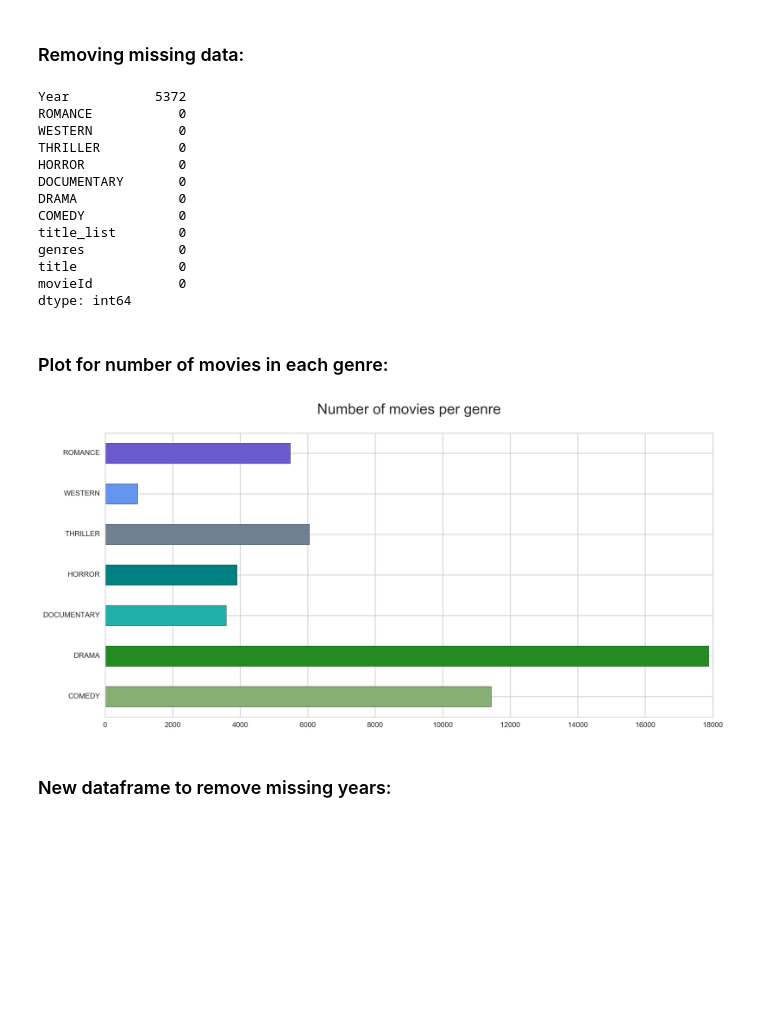
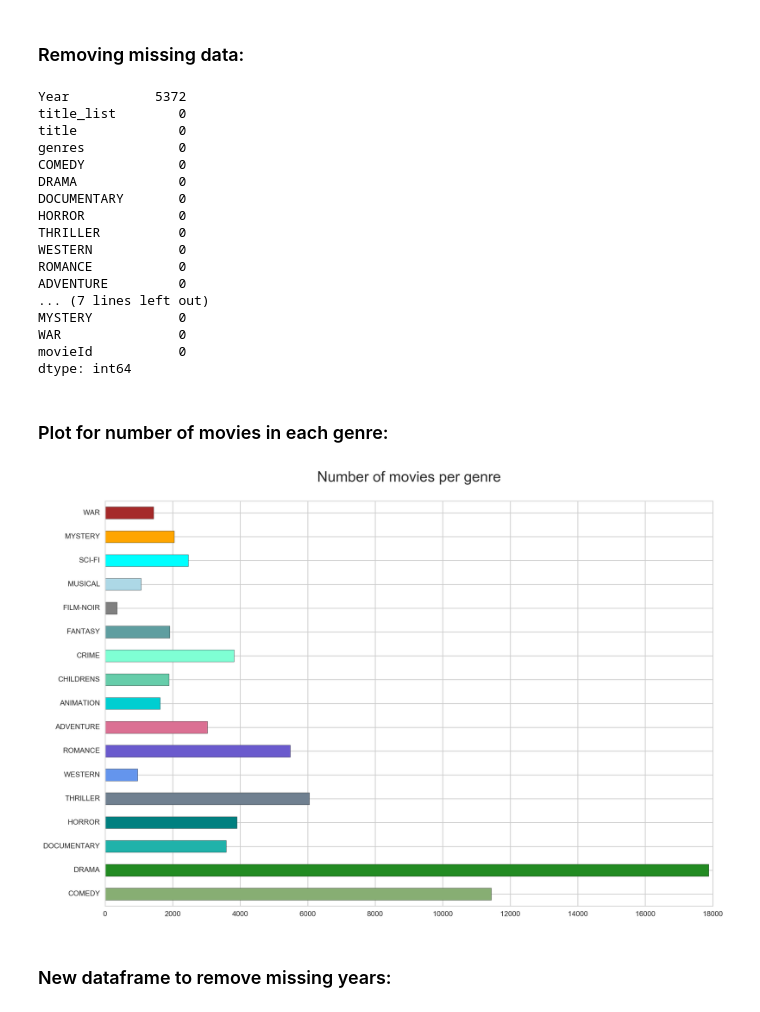
Before and after one commit to katerinaC/DSI-SF-4-katerinaC, a Jupyter notebook: Projects/Capstone/Movies/Movies_EDA.ipynb, the cells around one changed output. Cells and saved outputs as stored; diff of their text form; code cells hidden in the pictures; blank space fills up the shorter version.

Commit message:
Rest of the genres added

```diff
--- a/Projects/Capstone/Movies/Movies_EDA.ipynb
+++ b/Projects/Capstone/Movies/Movies_EDA.ipynb
@@ -103,3 +113,13 @@ genres['HORROR'] = genres['genres'].map(lambda x: 1 if 'Horror' in x else 0)
 genres['THRILLER'] = genres['genres'].map(lambda x: 1 if 'Thriller' in x else 0)
 genres['WESTERN'] = genres['genres'].map(lambda x: 1 if 'Western' in x else 0)
 genres['ROMANCE'] = genres['genres'].map(lambda x: 1 if 'Romance' in x else 0)
+genres['ADVENTURE'] = genres['genres'].map(lambda x: 1 if 'Adventure' in x else 0)
+genres['ANIMATION'] = genres['genres'].map(lambda x: 1 if 'Animation' in x else 0)
+genres['CHILDRENS'] = genres['genres'].map(lambda x: 1 if 'Children' in x else 0)
+genres['CRIME'] = genres['genres'].map(lambda x: 1 if 'Crime' in x else 0)
+genres['FANTASY'] = genres['genres'].map(lambda x: 1 if 'Fantasy' in x else 0)
+genres['FILM-NOIR'] = genres['genres'].map(lambda x: 1 if 'Film-Noir' in x else 0)
+genres['MUSICAL'] = genres['genres'].map(lambda x: 1 if 'Musical' in x else 0)
+genres['SCI-FI'] = genres['genres'].map(lambda x: 1 if 'Sci-Fi' in x else 0)
+genres['MYSTERY'] = genres['genres'].map(lambda x: 1 if 'Mystery' in x else 0)
+genres['WAR'] = genres['genres'].map(lambda x: 1 if 'War' in x else 0)
@@ -111,16 +135,20 @@ null_sorted = null.sort_values(ascending=False, inplace=False)
 print null_sorted
 # %% [output]
 Year           5372
+title_list        0
+title             0
+genres            0
+COMEDY            0
+DRAMA             0
+DOCUMENTARY       0
+HORROR            0
+THRILLER          0
+WESTERN           0
 ROMANCE           0
-WESTERN           0
-THRILLER          0
-HORROR            0
-DOCUMENTARY       0
-DRAMA             0
-COMEDY            0
-title_list        0
-genres            0
-title             0
+ADVENTURE         0
+... (7 lines left out)
+MYSTERY           0
+WAR               0
 movieId           0
 dtype: int64
 # %%
@@ -130,22 +158,28 @@ sub_df = genres.sample(n=500)
 # %% [markdown]
 ### Plot for number of movies in each genre:
 # %%
-fig = plt.figure(figsize=(15,7))
+fig = plt.figure(figsize=(15,10))
 ax = fig.gca()
 
 # Plot the bars for each genre:
-genres[['COMEDY', 'DRAMA', 'DOCUMENTARY', 'HORROR', 'THRILLER', 'WESTERN', 'ROMANCE']].sum().plot(kind='barh',
-                                                                                                 color=('sage', 'forestgreen', 'lightseagreen','teal', 'slategrey', 'cornflowerblue', 'slateblue',
-                                                                                                                      'palevioletred'))
+genres[['COMEDY', 'DRAMA', 'DOCUMENTARY', 'HORROR', 'THRILLER', 'WESTERN', 'ROMANCE', 'ADVENTURE', 'ANIMATION',
+        'CHILDRENS', 'CRIME', 'FANTASY', 'FILM-NOIR',
+        'MUSICAL', 'SCI-FI', 'MYSTERY', 'WAR']].sum().plot(kind='barh',color=('sage', 'forestgreen',
+                                                                              'lightseagreen','teal', 'slategrey',
+                                                                              'cornflowerblue', 'slateblue',
+                                                                              'palevioletred', 'darkturquoise',
+                                                                             'mediumaquamarine', 'aquamarine',
+                                                                             'cadetblue', 'grey', 'lightblue', 'aqua',
+                                                                             'orange', 'brown'))
 # put the title on
 ax.set_title('Number of movies per genre\n', fontsize=20)
 
 # change the x-ticks to be the states instead of the row indices
 # this wasn't required, but is nice
 
 plt.show()
 # %% [output]
-[figure, old version]
+[figure, new version]
 # %% [markdown]
 ### New dataframe to remove missing years:
 # %%
```
Also changed, not shown: parts of 9 cells of this notebook.
